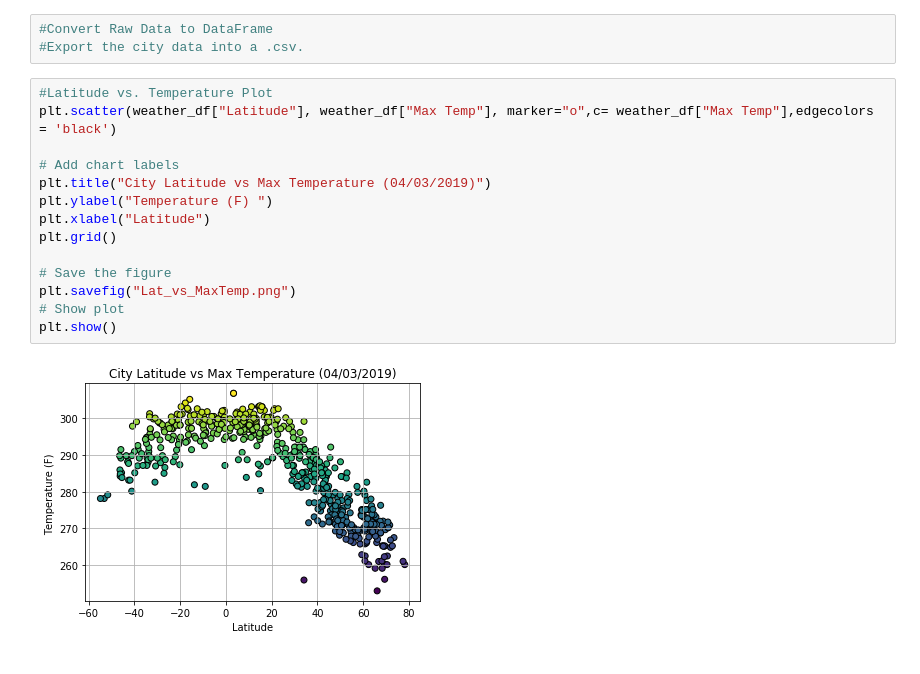
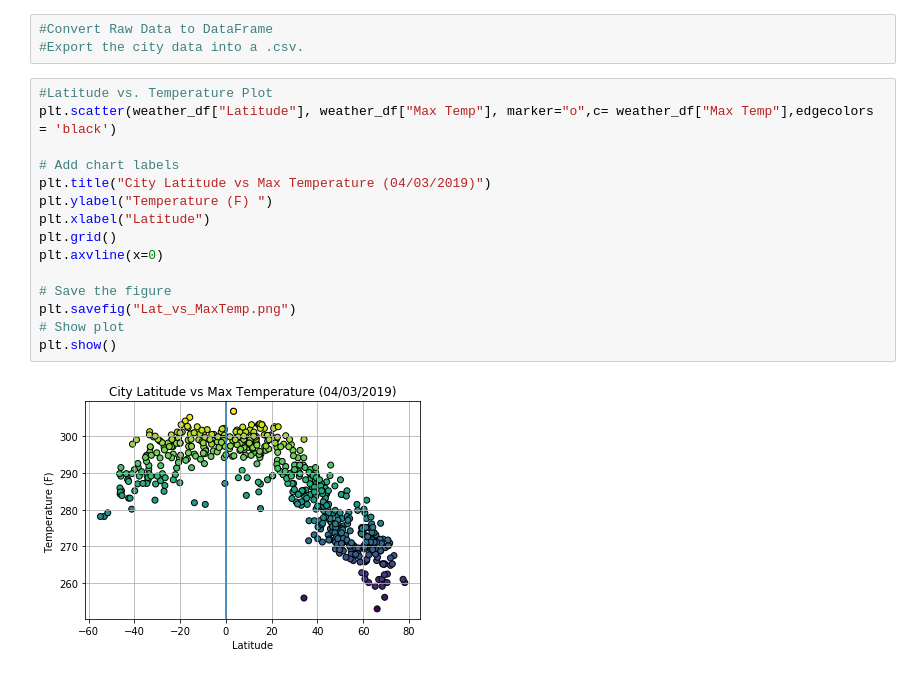
Before and after one commit to kayticodes/UCBX_PROJECTS, a Jupyter notebook: Weather_Py/Hot_Pys .ipynb, the cells around one changed output. Drawn from its saved outputs; the diff is of its cells as text.

```diff
--- a/Weather_Py/Hot_Pys .ipynb
+++ b/Weather_Py/Hot_Pys .ipynb
@@ -137,19 +141,20 @@ weather_df.head()
 # %%
 #Latitude vs. Temperature Plot
 plt.scatter(weather_df["Latitude"], weather_df["Max Temp"], marker="o",c= weather_df["Max Temp"],edgecolors = 'black')
 
 # Add chart labels
 plt.title("City Latitude vs Max Temperature (04/03/2019)")
 plt.ylabel("Temperature (F) ")
 plt.xlabel("Latitude")
 plt.grid()
+plt.axvline(x=0)
 
 # Save the figure
 plt.savefig("Lat_vs_MaxTemp.png")
 # Show plot
 plt.show()
 # %% [output]
-[figure, old version]
+[figure, new version]
 # %%
 #Latitude vs. Humidity Plot
 plt.scatter(weather_df["Latitude"], weather_df["Humidity"], marker="o",c= weather_df["Humidity"],edgecolors = 'black')
```
Also changed, not shown: parts of 5 cells of this notebook, 4 other files.
